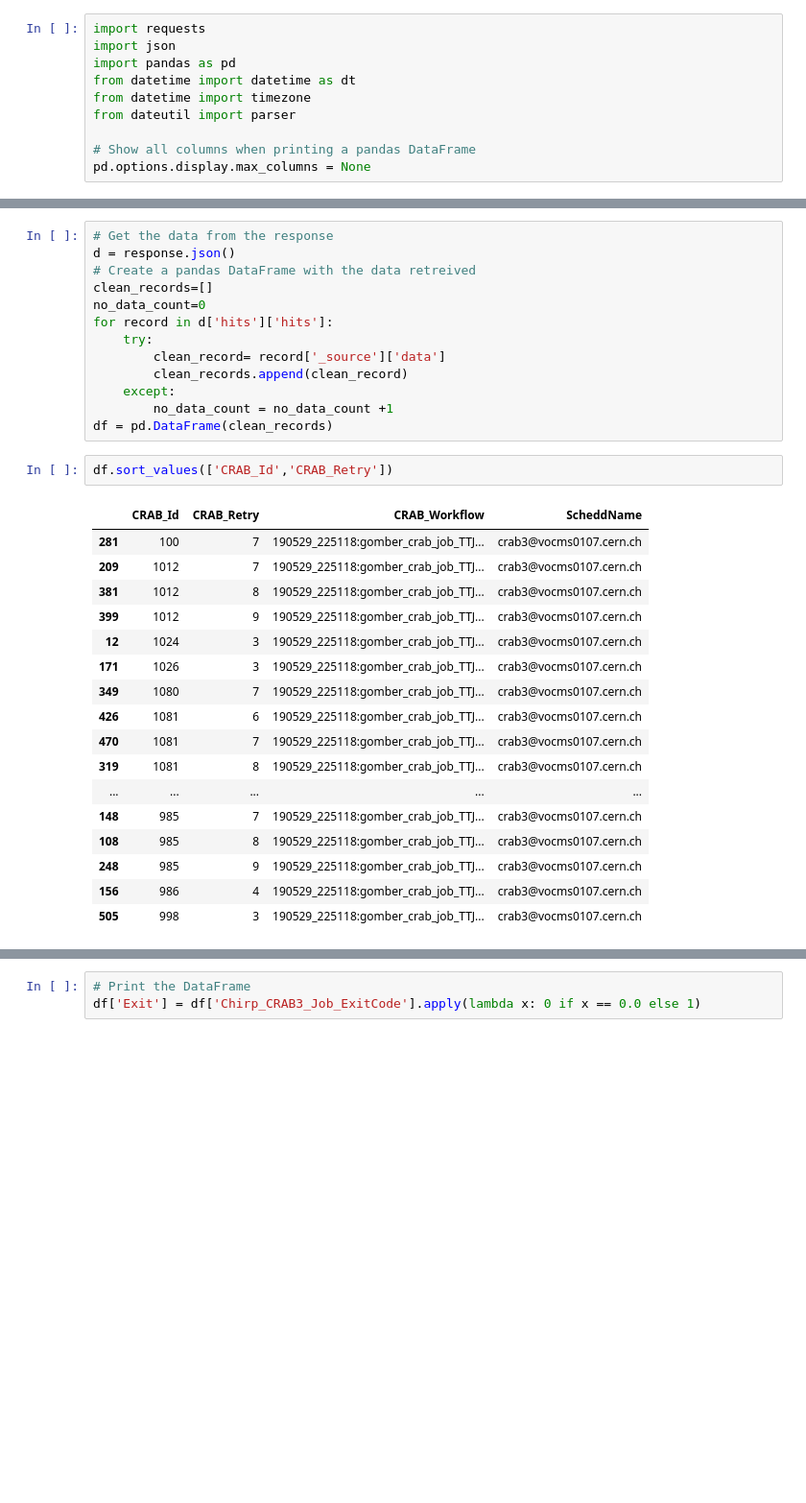
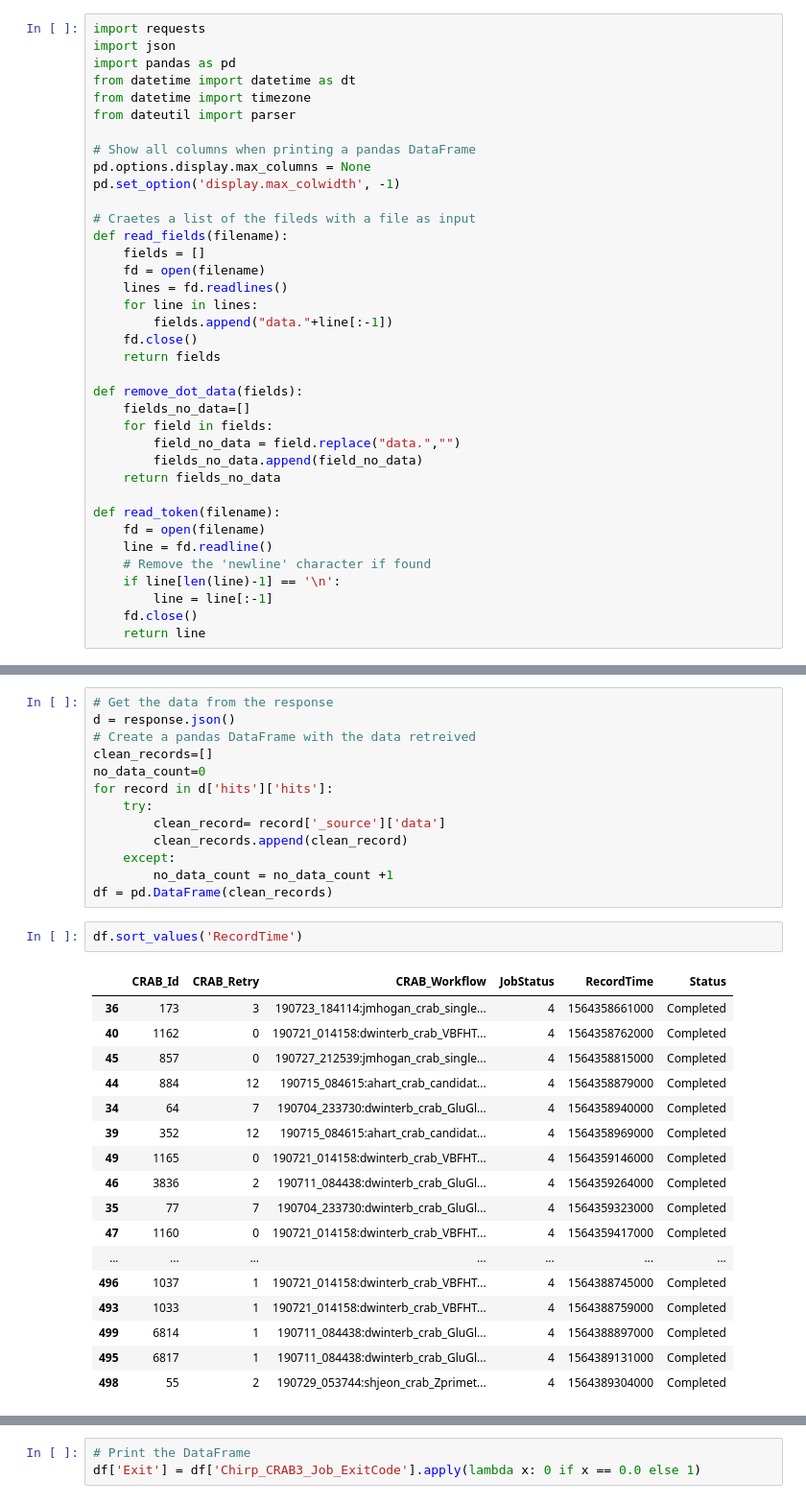
Before and after one commit to ddavila0/analytics_tools, a Jupyter notebook: grafana_client/fetch.ipynb, the cells around one changed output, grey strips where cells are left out. Shown: that part at 96% size. Drawn from its saved outputs; the diff is of its cells as text; blank space fills up the shorter version.

```diff
--- a/grafana_client/fetch.ipynb
+++ b/grafana_client/fetch.ipynb
@@ -8,3 +8,30 @@ from dateutil import parser
 
 # Show all columns when printing a pandas DataFrame
 pd.options.display.max_columns = None
+pd.set_option('display.max_colwidth', -1)
+
+# Craetes a list of the fileds with a file as input
+def read_fields(filename):
+    fields = []
+    fd = open(filename)
+    lines = fd.readlines()
+    for line in lines:
+        fields.append("data."+line[:-1])
+    fd.close()
+    return fields
+
+def remove_dot_data(fields):
+    fields_no_data=[]
+    for field in fields:
+        field_no_data = field.replace("data.","")
+        fields_no_data.append(field_no_data)
+    return fields_no_data
+
+def read_token(filename):
+    fd = open(filename)
+    line = fd.readline()
+    # Remove the 'newline' character if found
+    if line[len(line)-1] == '\n':
+        line = line[:-1]
+    fd.close()
+    return line
@@ -114,22 +125,22 @@ for record in d['hits']['hits']:
         no_data_count = no_data_count +1
 df = pd.DataFrame(clean_records)
 # %%
-df.sort_values(['CRAB_Id','CRAB_Retry'])
+df.sort_values('RecordTime')
 # %% [output]
-|  | CRAB_Id | CRAB_Retry | CRAB_Workflow | ScheddName |
-| 281 | 100 | 7 | 190529_225118:gomber_crab_job_TTJ... | crab3@vocms0107.cern.ch |
-| 209 | 1012 | 7 | 190529_225118:gomber_crab_job_TTJ... | crab3@vocms0107.cern.ch |
-| 381 | 1012 | 8 | 190529_225118:gomber_crab_job_TTJ... | crab3@vocms0107.cern.ch |
-| 399 | 1012 | 9 | 190529_225118:gomber_crab_job_TTJ... | crab3@vocms0107.cern.ch |
-| 12 | 1024 | 3 | 190529_225118:gomber_crab_job_TTJ... | crab3@vocms0107.cern.ch |
-| 171 | 1026 | 3 | 190529_225118:gomber_crab_job_TTJ... | crab3@vocms0107.cern.ch |
-| 349 | 1080 | 7 | 190529_225118:gomber_crab_job_TTJ... | crab3@vocms0107.cern.ch |
-| 426 | 1081 | 6 | 190529_225118:gomber_crab_job_TTJ... | crab3@vocms0107.cern.ch |
-| 470 | 1081 | 7 | 190529_225118:gomber_crab_job_TTJ... | crab3@vocms0107.cern.ch |
-| 319 | 1081 | 8 | 190529_225118:gomber_crab_job_TTJ... | crab3@vocms0107.cern.ch |
-| ... | ... | ... | ... | ... |
-| 148 | 985 | 7 | 190529_225118:gomber_crab_job_TTJ... | crab3@vocms0107.cern.ch |
-| 108 | 985 | 8 | 190529_225118:gomber_crab_job_TTJ... | crab3@vocms0107.cern.ch |
-| 248 | 985 | 9 | 190529_225118:gomber_crab_job_TTJ... | crab3@vocms0107.cern.ch |
-| 156 | 986 | 4 | 190529_225118:gomber_crab_job_TTJ... | crab3@vocms0107.cern.ch |
-| 505 | 998 | 3 | 190529_225118:gomber_crab_job_TTJ... | crab3@vocms0107.cern.ch |
+|  | CRAB_Id | CRAB_Retry | CRAB_Workflow | JobStatus | RecordTime | Status |
+| 36 | 173 | 3 | 190723_184114:jmhogan_crab_single... | 4 | 1564358661000 | Completed |
+| 40 | 1162 | 0 | 190721_014158:dwinterb_crab_VBFHT... | 4 | 1564358762000 | Completed |
+| 45 | 857 | 0 | 190727_212539:jmhogan_crab_single... | 4 | 1564358815000 | Completed |
+| 44 | 884 | 12 | 190715_084615:ahart_crab_candidat... | 4 | 1564358879000 | Completed |
+| 34 | 64 | 7 | 190704_233730:dwinterb_crab_GluGl... | 4 | 1564358940000 | Completed |
+| 39 | 352 | 12 | 190715_084615:ahart_crab_candidat... | 4 | 1564358969000 | Completed |
+| 49 | 1165 | 0 | 190721_014158:dwinterb_crab_VBFHT... | 4 | 1564359146000 | Completed |
+| 46 | 3836 | 2 | 190711_084438:dwinterb_crab_GluGl... | 4 | 1564359264000 | Completed |
+| 35 | 77 | 7 | 190704_233730:dwinterb_crab_GluGl... | 4 | 1564359323000 | Completed |
+| 47 | 1160 | 0 | 190721_014158:dwinterb_crab_VBFHT... | 4 | 1564359417000 | Completed |
+| ... | ... | ... | ... | ... | ... | ... |
+| 496 | 1037 | 1 | 190721_014158:dwinterb_crab_VBFHT... | 4 | 1564388745000 | Completed |
+| 493 | 1033 | 1 | 190721_014158:dwinterb_crab_VBFHT... | 4 | 1564388759000 | Completed |
+| 499 | 6814 | 1 | 190711_084438:dwinterb_crab_GluGl... | 4 | 1564388897000 | Completed |
+| 495 | 6817 | 1 | 190711_084438:dwinterb_crab_GluGl... | 4 | 1564389131000 | Completed |
+| 498 | 55 | 2 | 190729_053744:shjeon_crab_Zprimet... | 4 | 1564389304000 | Completed |
```
Also changed, not shown: parts of 10 cells of this notebook, 16 other files.
